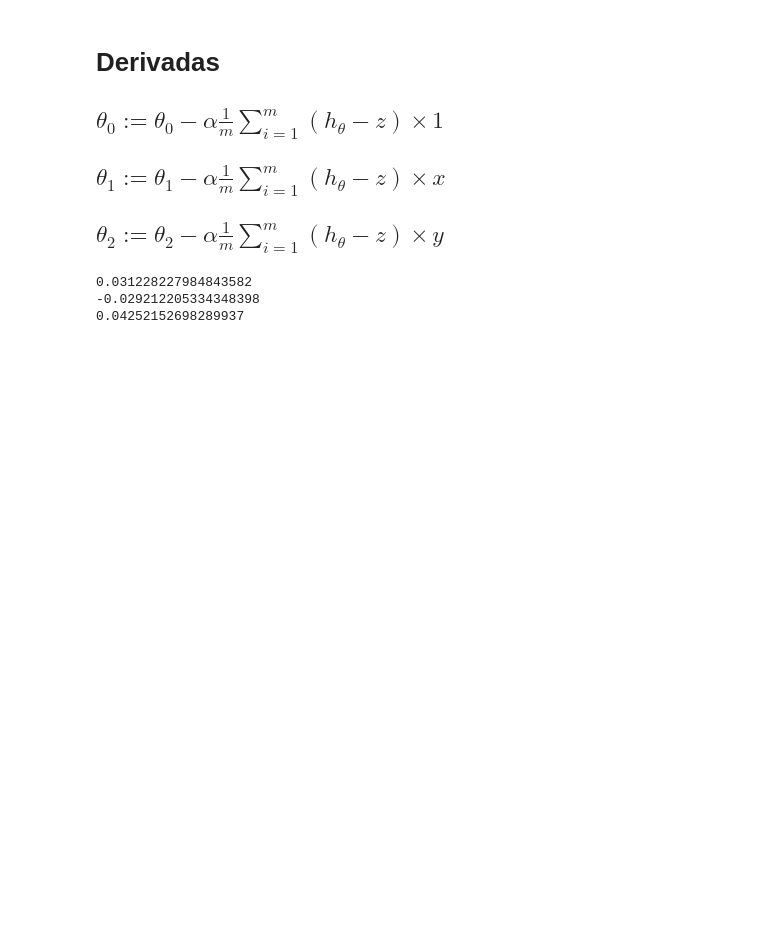
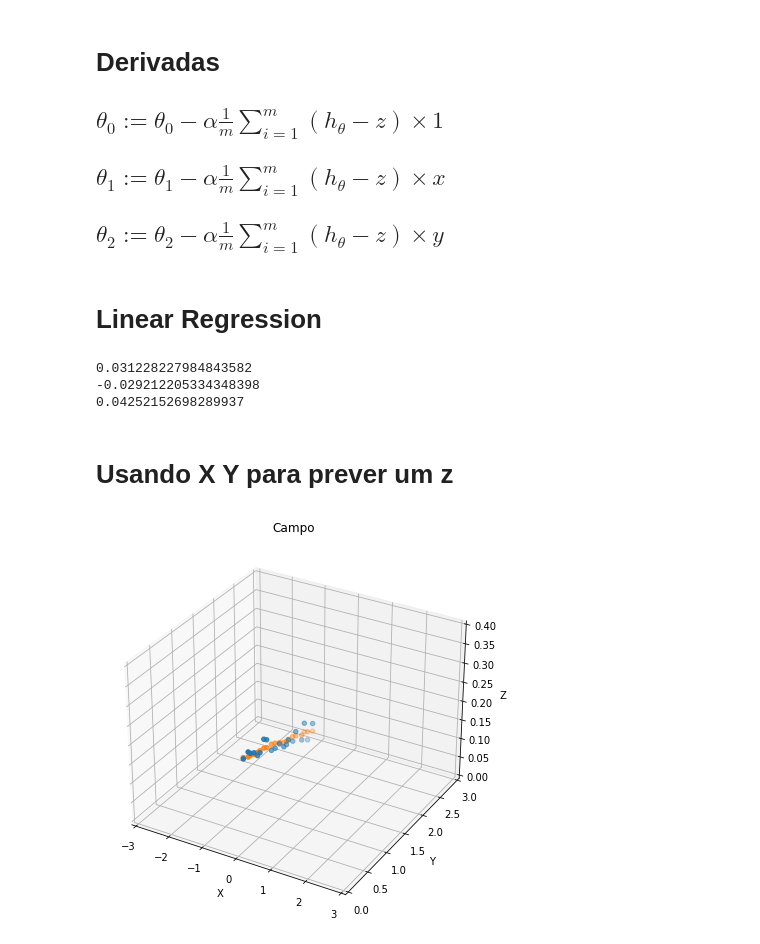
Before and after one commit to heigon77/MC886-MachineLearning-HG, a Jupyter notebook: Projeto 2/P2.ipynb, the cells around one changed output. Saved outputs shown, nothing was run; the diff lists cells and outputs as text; code cells hidden in the pictures; blank space fills up the shorter version.

```diff
--- a/Projeto 2/P2.ipynb
+++ b/Projeto 2/P2.ipynb
@@ -80,6 +80,8 @@ def h(t0,t1,t2,x,y):
 ## $\theta_{1} := \theta_{1} - \alpha \frac{1}{m} \sum^m_{i=1} (h_{\theta} - z) \times x $
 
 ## $\theta_{2} := \theta_{2} - \alpha \frac{1}{m} \sum^m_{i=1} (h_{\theta} - z) \times y $
+# %% [markdown]
+# Linear Regression
 # %%
 t0A = 0
 t1A = 0
@@ -114,7 +116,25 @@ print(t2N)
 0.031228227984843582
 -0.029212205334348398
 0.04252152698289937
+# %% [markdown]
+# Usando X Y para prever um z
 # %%
 newZ = []
 for i in range(20):
     newZ.append(h(t0N,t1N,t2N,X[i],Y[i]))
+# %%
+fig = plt.figure(figsize = (10, 7))
+ax = plt.axes(projection ="3d")
+
+ax.scatter3D(X, Y, Z)
+ax.scatter3D(X,Y,newZ,'r')
+ax.set_xlim(-3, 3)
+ax.set_ylim(0, 3)
+ax.set_zlim(0, 0.4)
+ax.set_xlabel("X")
+ax.set_ylabel("Y")
+ax.set_zlabel("Z")
+plt.title("Campo")
+plt.show()
+# %% [output]
+[figure, added]
```
Also changed, not shown: parts of 2 cells of this notebook.
